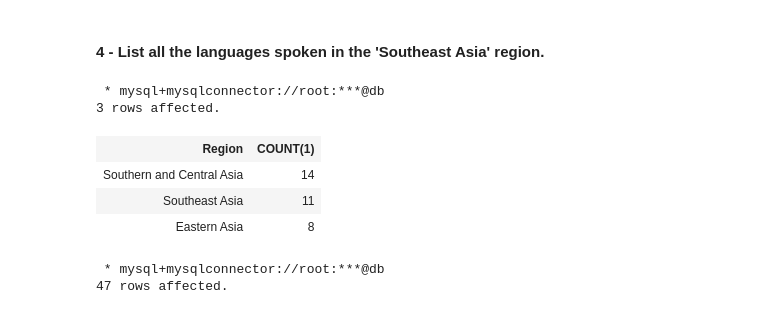
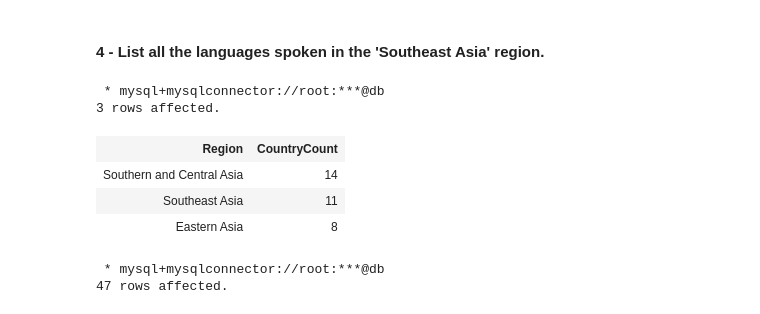
Before and after one commit to gulbord/MAPD-B, a Jupyter notebook: mysql/notebooks/MySQL.ipynb, the cells around one changed output. Cells and saved outputs as stored; diff of their text form; code cells hidden in the pictures.

```diff
--- a/mysql/notebooks/MySQL.ipynb
+++ b/mysql/notebooks/MySQL.ipynb
@@ -1407,14 +1679,14 @@ LIMIT 10;
 # %%
 %%sql
 
-SELECT Region, COUNT(*)
+SELECT Region, COUNT(*) AS CountryCount
 FROM country
 WHERE (Region LIKE "%Asia")
 GROUP BY Region;
 # %% [output]
  * mysql+mysqlconnector://root:***@db
 3 rows affected.
-| Region | COUNT(1) |
+| Region | CountryCount |
 | Southern and Central Asia | 14 |
 | Southeast Asia | 11 |
 | Eastern Asia | 8 |
```
Also changed, not shown: parts of 55 cells of this notebook.
